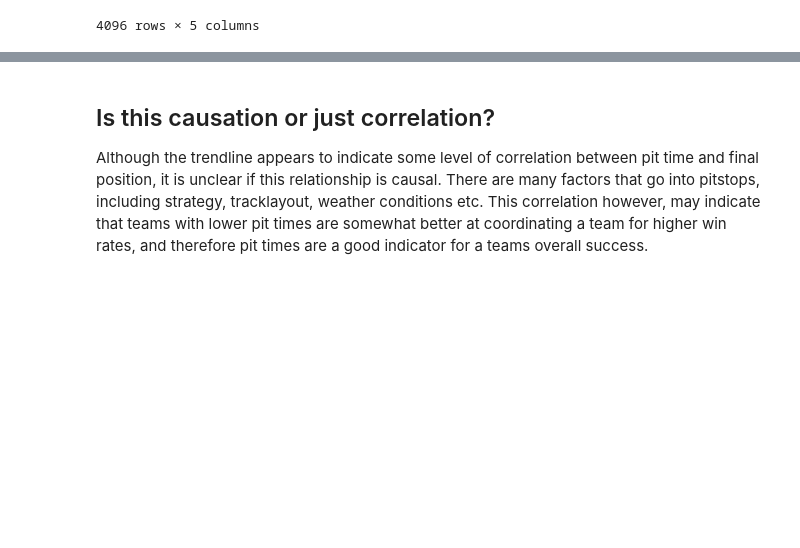
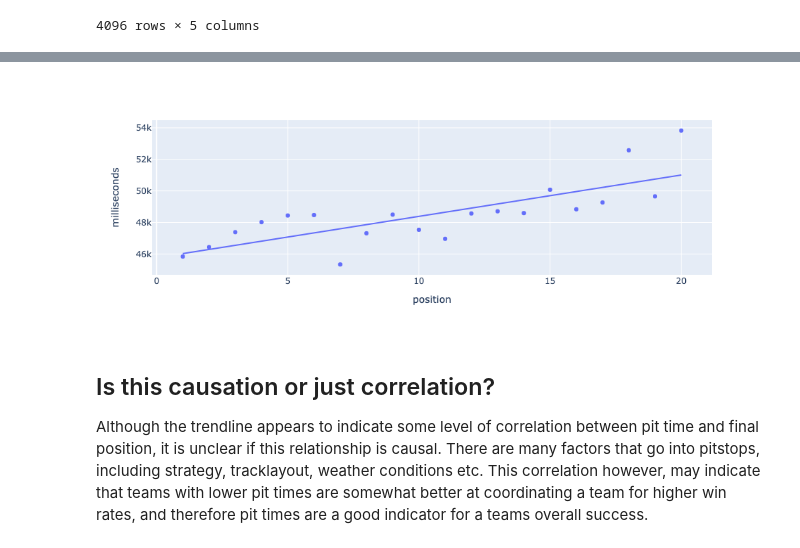
Before and after one commit to Epicosp/Formula-1-dashboard, a Jupyter notebook: pit_time.ipynb, the cells around one changed output, grey strips where cells are left out. Drawn from its saved outputs; the diff is of its cells as text; code cells hidden in the pictures; blank space fills up the shorter version.

```diff
--- a/pit_time.ipynb
+++ b/pit_time.ipynb
@@ -127,4 +128,5 @@ array([[<AxesSubplot:title={'center':'milliseconds'}>]], dtype=object)
 # %%
 # take the average pit time for top 20 positions and plot with trendline (data becomes thin after the top 20)
-avg_t_for_position = joined_data.groupby('position').mean().reset_index().head(20)
-px.scatter(avg_t_for_position, x='position', y='milliseconds', trendline="ols")
+avg_pt_for_position = joined_data.groupby('position').mean().reset_index().head(20)
+px.scatter(avg_pt_for_position, x='position', y='milliseconds', trendline="ols")
+# %% [output]
@@ -131,3 +134,4 @@ px.scatter(avg_t_for_position, x='position', y='milliseconds', trendline="ols")
+[figure, added]
 # %% [markdown]
 ## Is this causation or just correlation?
 Although the trendline appears to indicate some level of correlation between pit time and final position, it is unclear if this relationship is causal. There are many factors that go into pitstops, including strategy, tracklayout, weather conditions etc. This correlation however, may indicate that teams with lower pit times are somewhat better at coordinating a team for higher win rates, and therefore pit times are a good indicator for a teams overall success.
```
Also changed, not shown: parts of 13 cells of this notebook.
